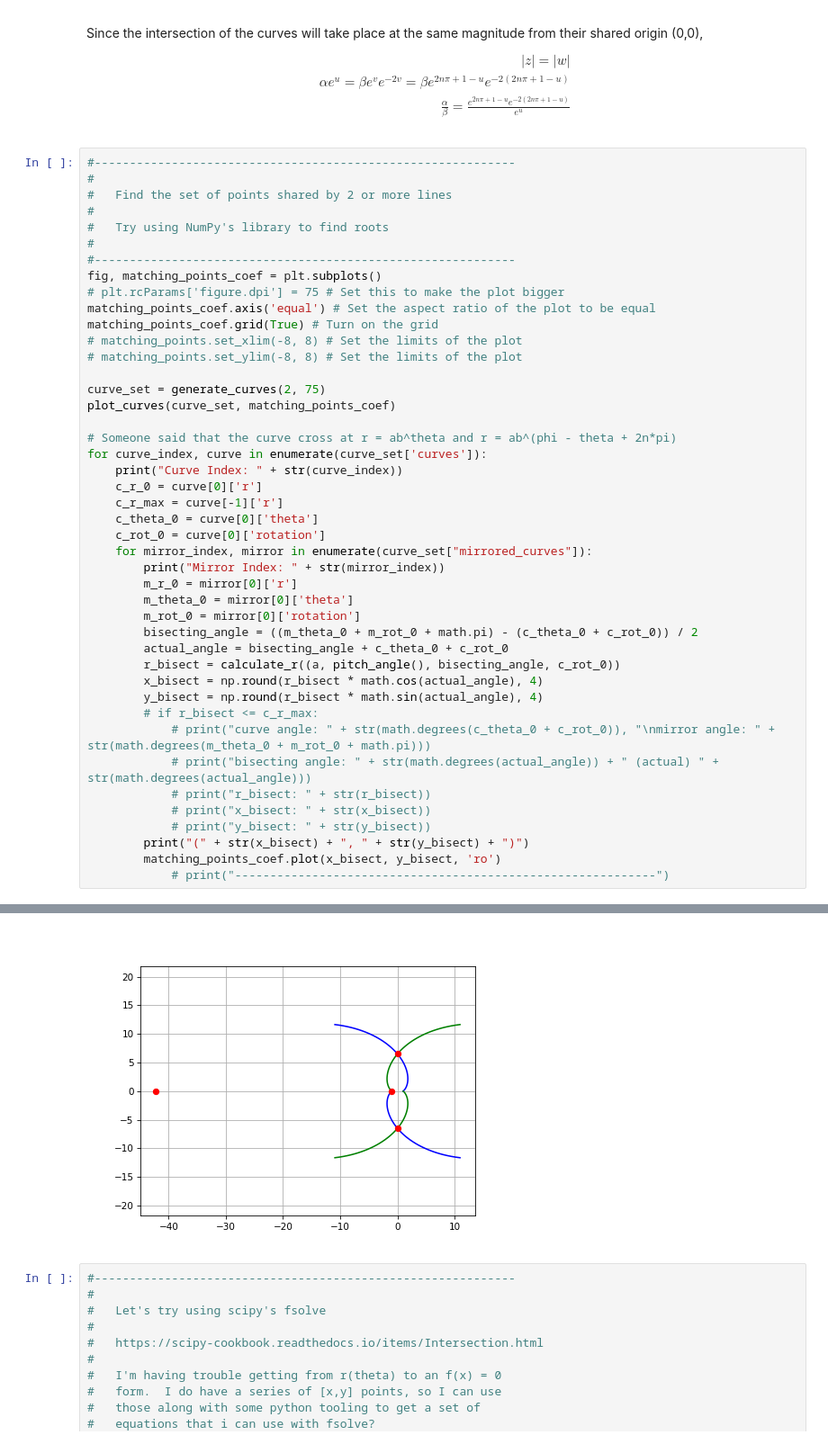
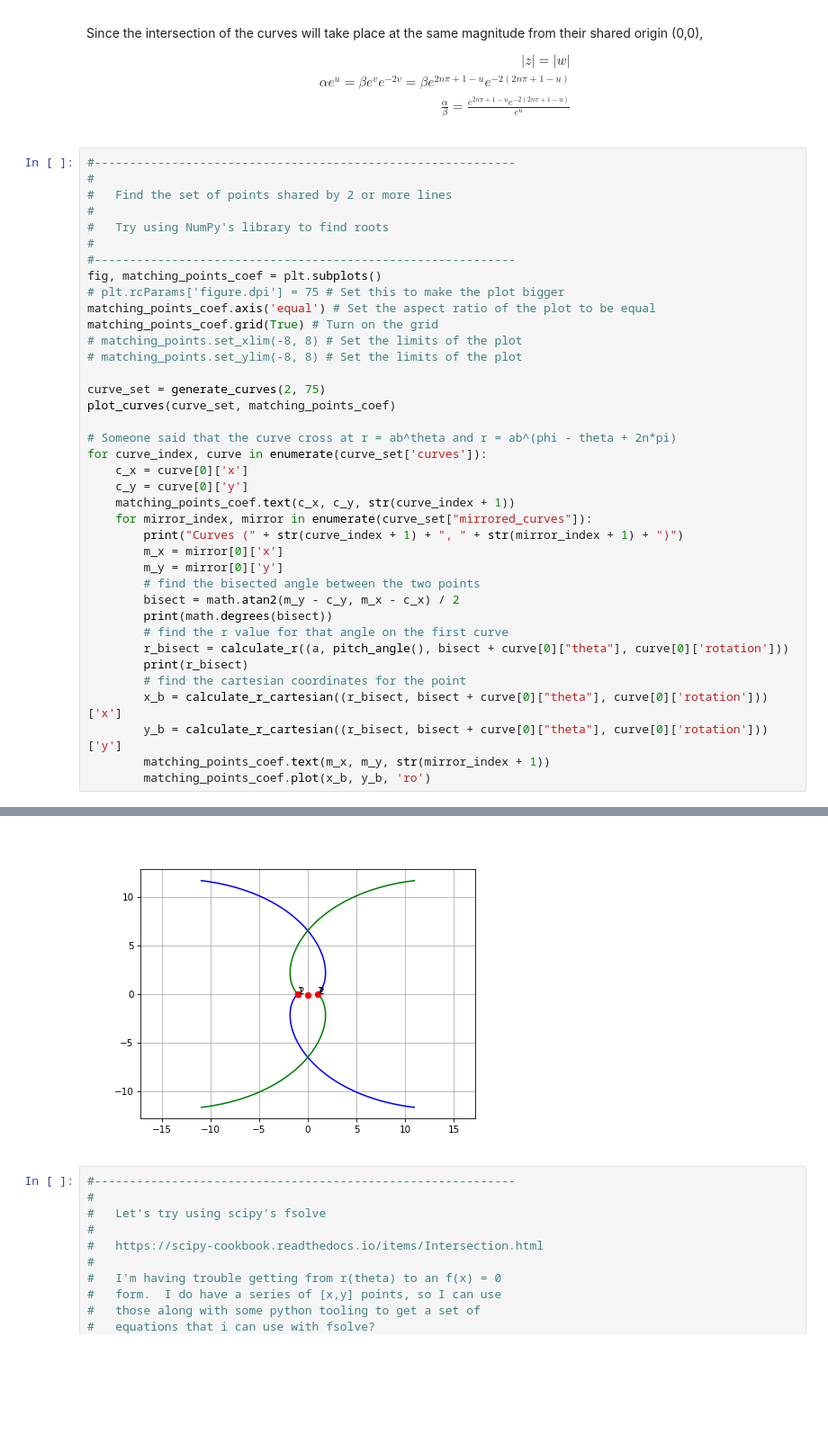
Before and after one commit to G-IV/Log-Spiral-Pattern, a Jupyter notebook: Log Spiral Jupyter Notebook.ipynb, the cells around one changed output, grey strips where cells are left out. Shown at 90% size. Cells and saved outputs as stored; diff of their text form; blank space fills up the shorter version.

Commit message:
Getting closer to finding the correct angle to bisect and applying that.

```diff
--- a/Log Spiral Jupyter Notebook.ipynb
+++ b/Log Spiral Jupyter Notebook.ipynb
@@ -782,28 +796,22 @@ plot_curves(curve_set, matching_points_coef)
 
 # Someone said that the curve cross at r = ab^theta and r = ab^(phi - theta + 2n*pi)
 for curve_index, curve in enumerate(curve_set['curves']):
-    print("Curve Index: " + str(curve_index))
-    c_r_0 = curve[0]['r']
-    c_r_max = curve[-1]['r']
-    c_theta_0 = curve[0]['theta']
-    c_rot_0 = curve[0]['rotation']
+    c_x = curve[0]['x']
+    c_y = curve[0]['y']
+    matching_points_coef.text(c_x, c_y, str(curve_index + 1))
     for mirror_index, mirror in enumerate(curve_set["mirrored_curves"]):
-        print("Mirror Index: " + str(mirror_index))
-        m_r_0 = mirror[0]['r']
-        m_theta_0 = mirror[0]['theta']
-        m_rot_0 = mirror[0]['rotation']
-        bisecting_angle = ((m_theta_0 + m_rot_0 + math.pi) - (c_theta_0 + c_rot_0)) / 2
-        actual_angle = bisecting_angle + c_theta_0 + c_rot_0
-        r_bisect = calculate_r((a, pitch_angle(), bisecting_angle, c_rot_0))
-        x_bisect = np.round(r_bisect * math.cos(actual_angle), 4)
-        y_bisect = np.round(r_bisect * math.sin(actual_angle), 4)
-        # if r_bisect <= c_r_max:
-            # print("curve angle: " + str(math.degrees(c_theta_0 + c_rot_0)), "\nmirror angle: " + str(math.degrees(m_theta_0 + m_rot_0 + math.pi)))
-            # print("bisecting angle: " + str(math.degrees(actual_angle)) + " (actual) " + str(math.degrees(actual_angle)))
-            # print("r_bisect: " + str(r_bisect))
-            # print("x_bisect: " + str(x_bisect))
-            # print("y_bisect: " + str(y_bisect))
-        print("(" + str(x_bisect) + ", " + str(y_bisect) + ")")
-        matching_points_coef.plot(x_bisect, y_bisect, 'ro')
-            # print("------------------------------------------------------------")
+        print("Curves (" + str(curve_index + 1) + ", " + str(mirror_index + 1) + ")")
+        m_x = mirror[0]['x']
+        m_y = mirror[0]['y']
+        # find the bisected angle between the two points
+        bisect = math.atan2(m_y - c_y, m_x - c_x) / 2
+        print(math.degrees(bisect))
+        # find the r value for that angle on the first curve
+        r_bisect = calculate_r((a, pitch_angle(), bisect + curve[0]["theta"], curve[0]['rotation']))
+        print(r_bisect)
+        # find the cartesian coordinates for the point
+        x_b = calculate_r_cartesian((r_bisect, bisect + curve[0]["theta"], curve[0]['rotation']))['x']
+        y_b = calculate_r_cartesian((r_bisect, bisect + curve[0]["theta"], curve[0]['rotation']))['y']
+        matching_points_coef.text(m_x, m_y, str(mirror_index + 1))
+        matching_points_coef.plot(x_b, y_b, 'ro')
 # %% [output]
@@ -820,4 +830,4 @@ Mirror Index: 1
-[figure, old version]
+[figure, new version]
 # %%
 #------------------------------------------------------------
 #
```
Also changed, not shown: parts of 2 cells of this notebook.
